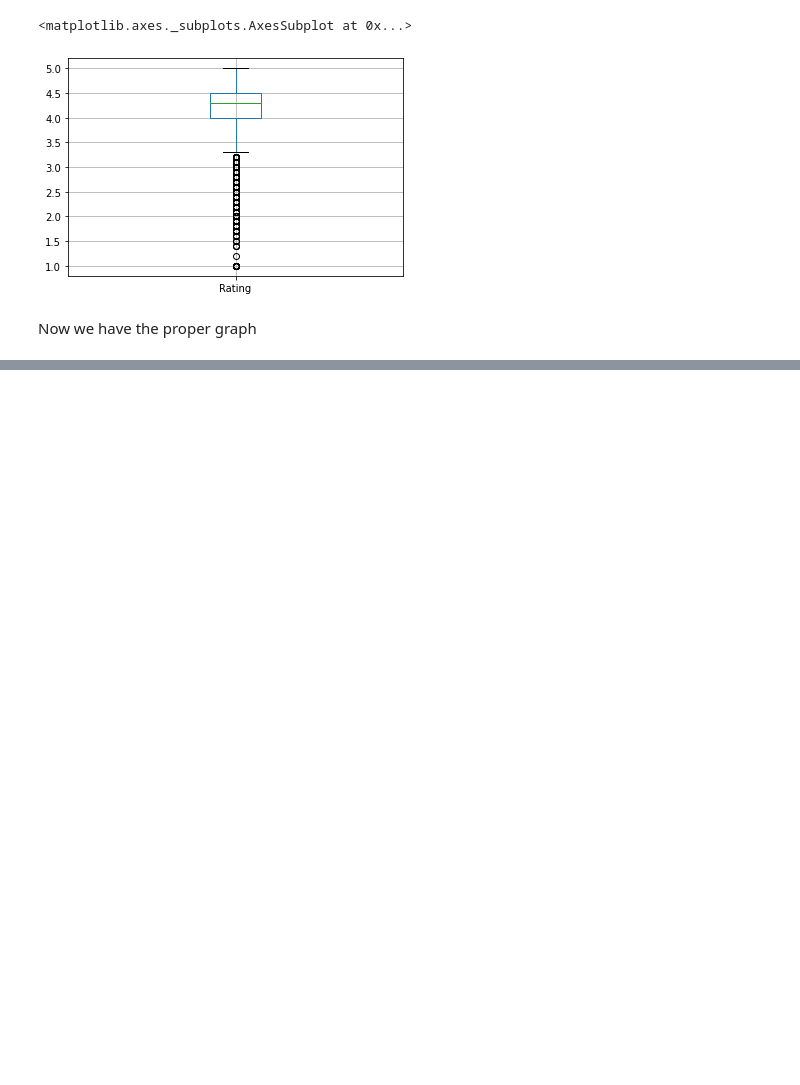
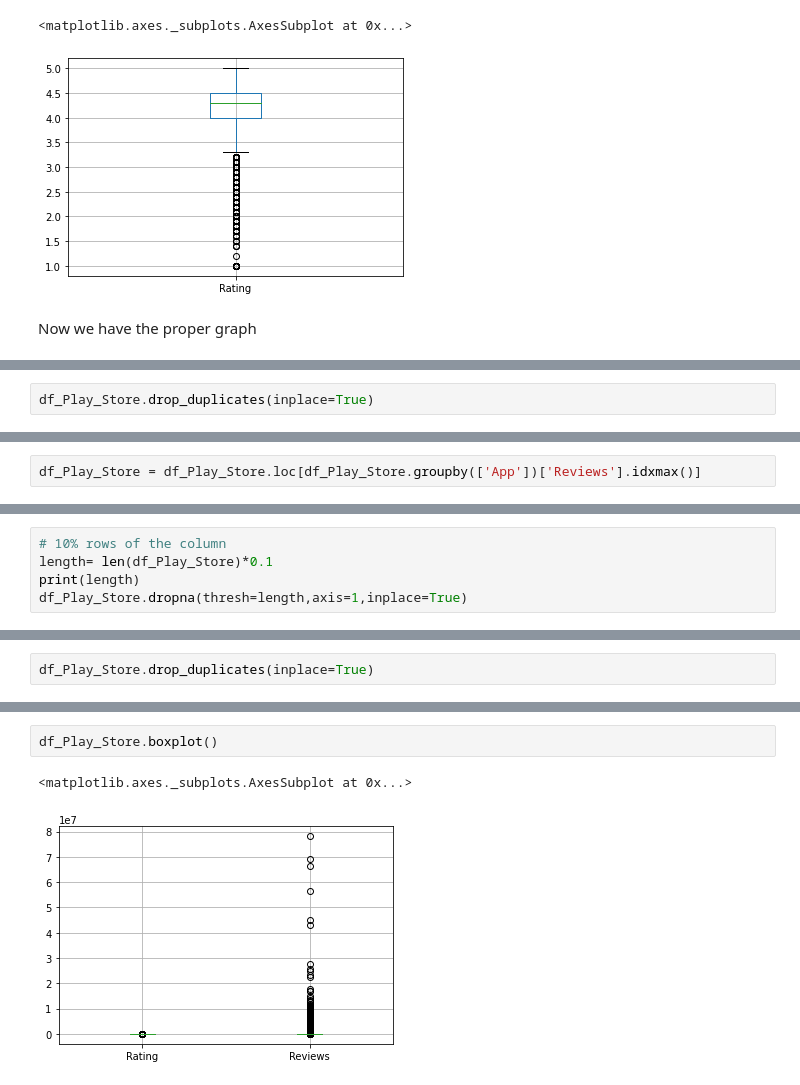
Before and after one commit to Team-AlmaBetter/playstore-analysis, a Jupyter notebook: Copy_of_Untitled0.ipynb, the cells around one changed output, grey strips where cells are left out. Cells and saved outputs as stored; diff of their text form; blank space fills up the shorter version.

```diff
--- a/Copy_of_Untitled0.ipynb
+++ b/Copy_of_Untitled0.ipynb
@@ -186,0 +229,2 @@ Next in eda to nest
+# %%
+df_Play_Store.drop_duplicates(inplace=True)
@@ -186,0 +246,2 @@ Next in eda to nest
+# %%
+df_Play_Store = df_Play_Store.loc[df_Play_Store.groupby(['App'])['Reviews'].idxmax()]
@@ -186,0 +262,5 @@ Next in eda to nest
+# %%
+# 10% rows of the column
+length= len(df_Play_Store)*0.1
+print(length)
+df_Play_Store.dropna(thresh=length,axis=1,inplace=True)
@@ -186,0 +287,2 @@ Next in eda to nest
+# %%
+df_Play_Store.drop_duplicates(inplace=True)
@@ -186,0 +344,5 @@ Next in eda to nest
+# %%
+df_Play_Store.boxplot()
+# %% [output]
+<matplotlib.axes._subplots.AxesSubplot at 0x...>
+[figure, added]
```
Also changed, not shown: parts of 21 cells of this notebook.
